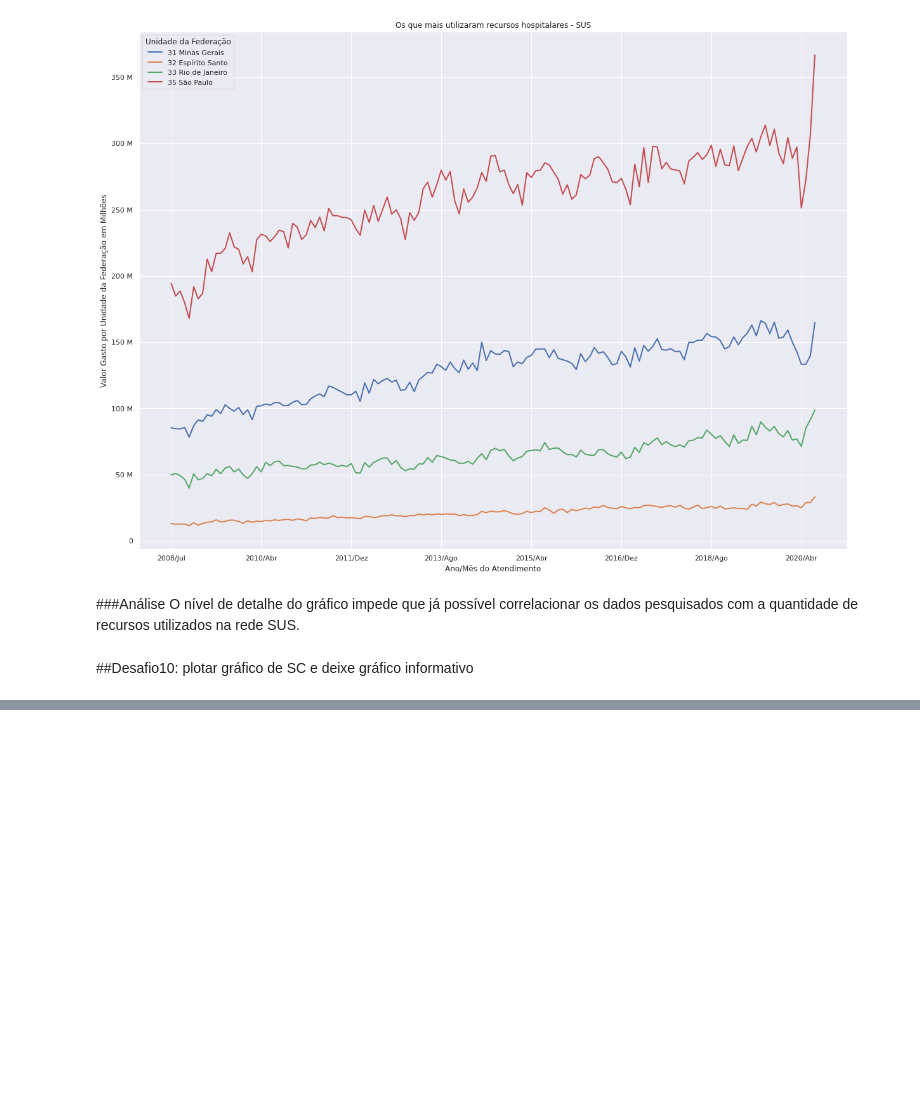
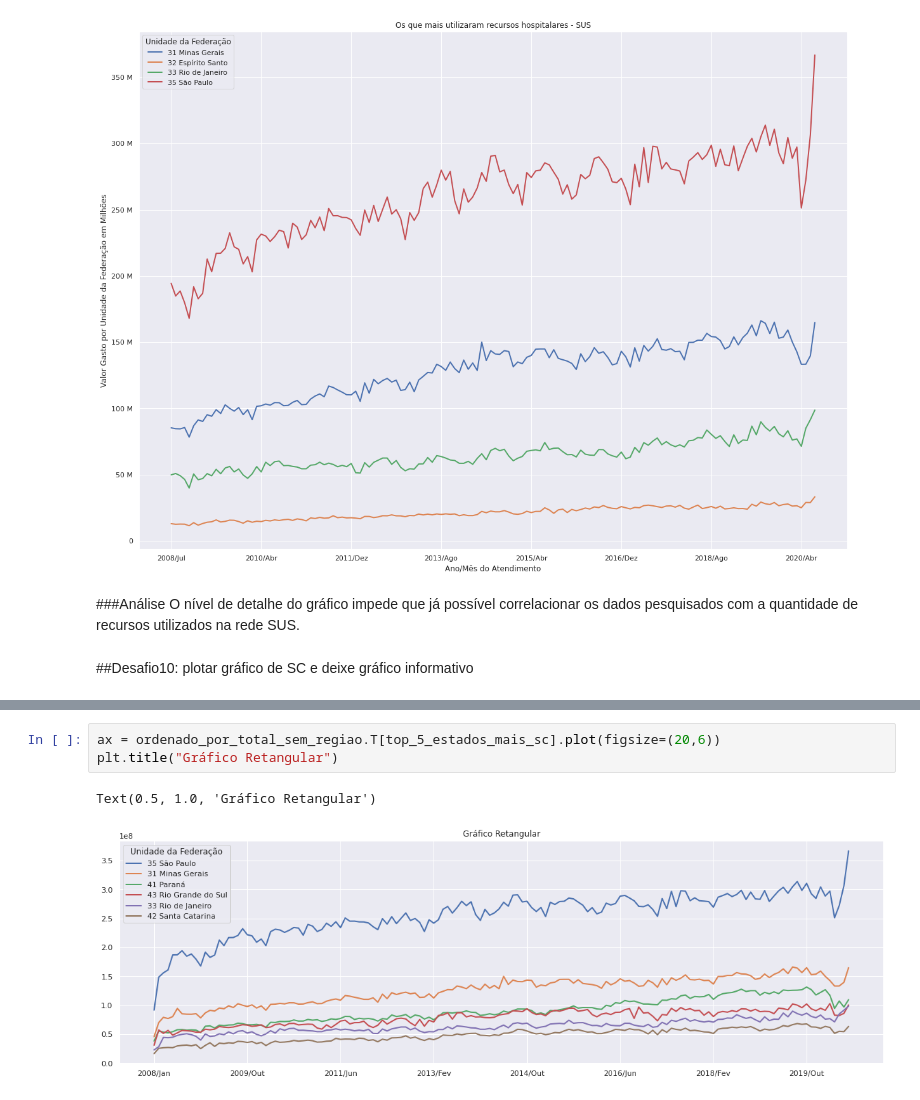
Before and after one commit to RianBrug/bootcamp-datascience-alura, a Jupyter notebook: bootcamp_ds_rian_modulo1.ipynb, the cells around one changed output, grey strips where cells are left out. Saved outputs shown, nothing was run; the diff lists cells and outputs as text; blank space fills up the shorter version.

```diff
--- a/bootcamp_ds_rian_modulo1.ipynb
+++ b/bootcamp_ds_rian_modulo1.ipynb
@@ -471,0 +488,6 @@ plt.show()
+# %%
+ax = ordenado_por_total_sem_regiao.T[top_5_estados_mais_sc].plot(figsize=(20,6))
+plt.title("Gráfico Retangular")
+# %% [output]
+Text(0.5, 1.0, 'Gráfico Retangular')
+[figure, added]
```
Also changed, not shown: parts of 9 cells of this notebook.
